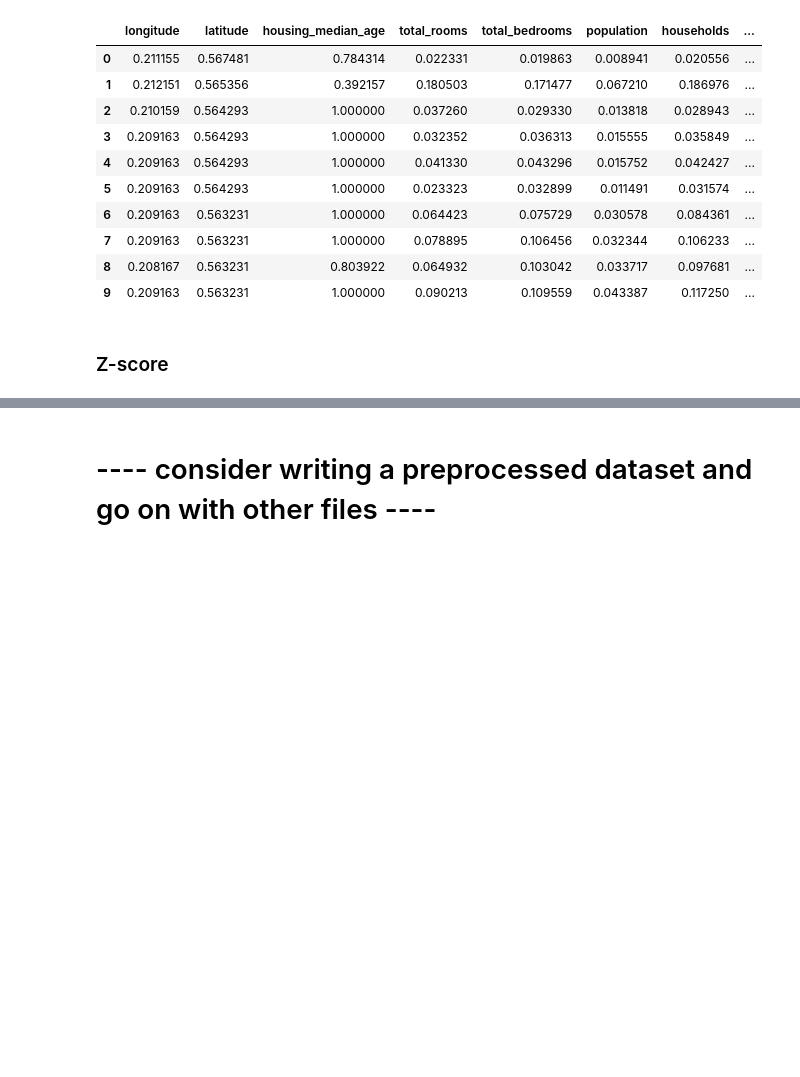
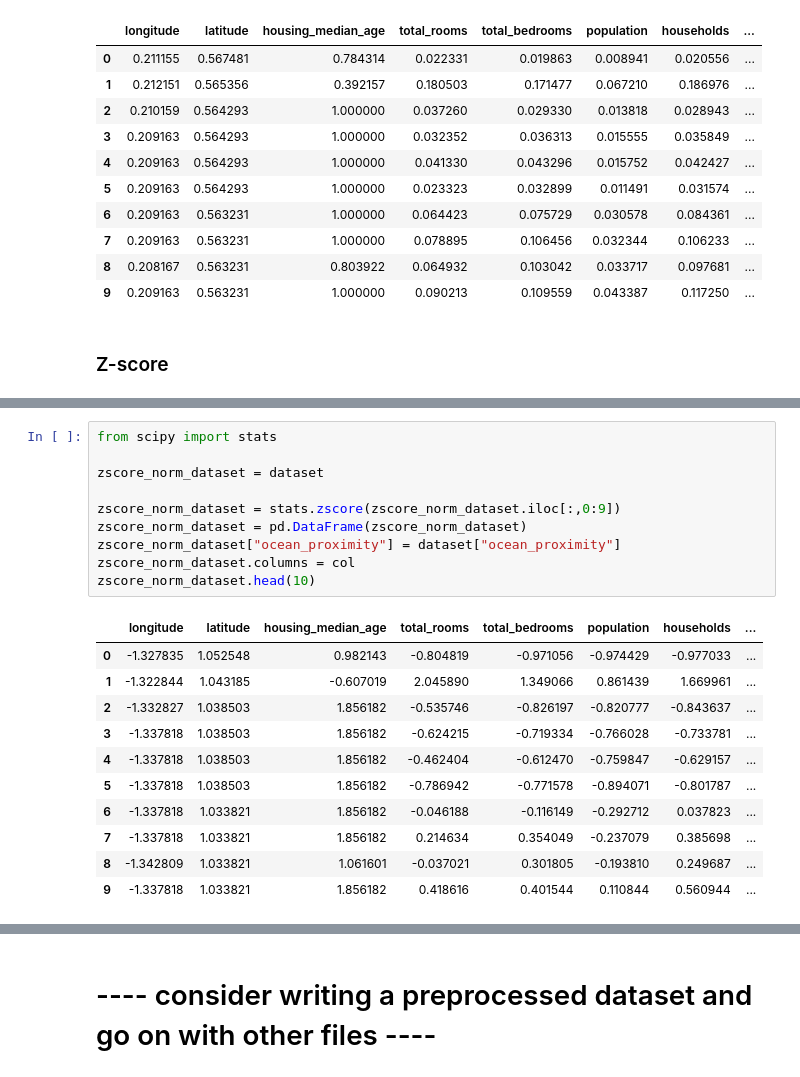
Before and after one commit to iamgiolaga/ridge-regression, a Jupyter notebook: 00_preprocessing.ipynb, the cells around one changed output, grey strips where cells are left out. Cells and saved outputs as stored; diff of their text form; blank space fills up the shorter version.

Commit message:
added zscore

```diff
--- a/00_preprocessing.ipynb
+++ b/00_preprocessing.ipynb
@@ -400,3 +399,25 @@ reduced_dataset.head(10)
 ### Z-score
 # %% [markdown]
  <img src="images/zscore.png" width="200"/>
+# %%
+from scipy import stats
+
+zscore_norm_dataset = dataset
+
+zscore_norm_dataset = stats.zscore(zscore_norm_dataset.iloc[:,0:9])
+zscore_norm_dataset = pd.DataFrame(zscore_norm_dataset)
+zscore_norm_dataset["ocean_proximity"] = dataset["ocean_proximity"]
+zscore_norm_dataset.columns = col
+zscore_norm_dataset.head(10)
+# %% [output]
+|  | longitude | latitude | housing_median_age | total_rooms | total_bedrooms | population | households | ... |
+| 0 | -1.327835 | 1.052548 | 0.982143 | -0.804819 | -0.971056 | -0.974429 | -0.977033 | ... |
+| 1 | -1.322844 | 1.043185 | -0.607019 | 2.045890 | 1.349066 | 0.861439 | 1.669961 | ... |
+| 2 | -1.332827 | 1.038503 | 1.856182 | -0.535746 | -0.826197 | -0.820777 | -0.843637 | ... |
+| 3 | -1.337818 | 1.038503 | 1.856182 | -0.624215 | -0.719334 | -0.766028 | -0.733781 | ... |
+| 4 | -1.337818 | 1.038503 | 1.856182 | -0.462404 | -0.612470 | -0.759847 | -0.629157 | ... |
+| 5 | -1.337818 | 1.038503 | 1.856182 | -0.786942 | -0.771578 | -0.894071 | -0.801787 | ... |
+| 6 | -1.337818 | 1.033821 | 1.856182 | -0.046188 | -0.116149 | -0.292712 | 0.037823 | ... |
+| 7 | -1.337818 | 1.033821 | 1.856182 | 0.214634 | 0.354049 | -0.237079 | 0.385698 | ... |
+| 8 | -1.342809 | 1.033821 | 1.061601 | -0.037021 | 0.301805 | -0.193810 | 0.249687 | ... |
+| 9 | -1.337818 | 1.033821 | 1.856182 | 0.418616 | 0.401544 | 0.110844 | 0.560944 | ... |
```
Also changed, not shown: parts of 8 cells of this notebook.
